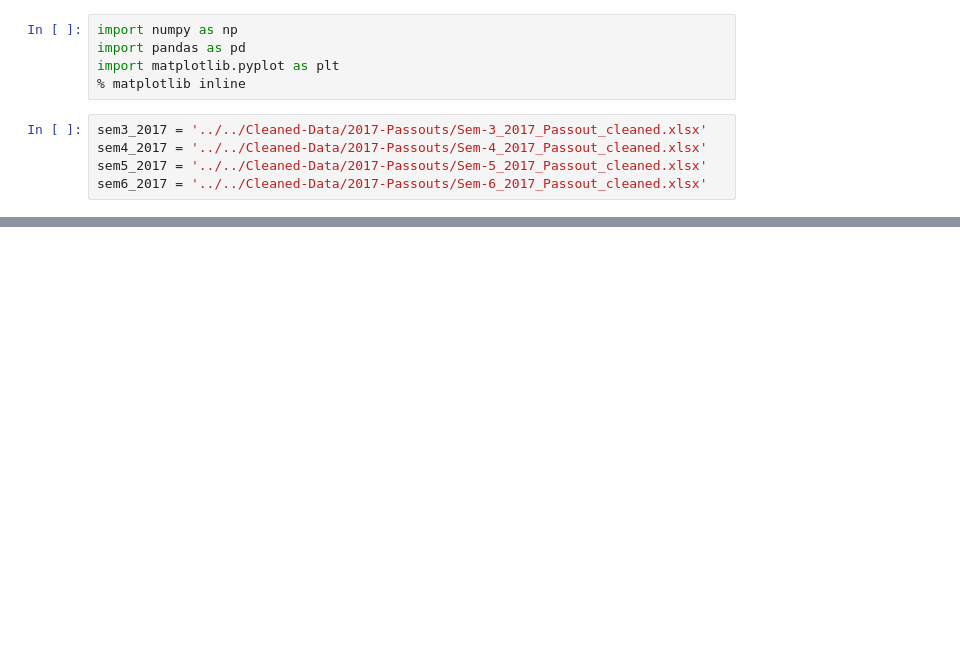
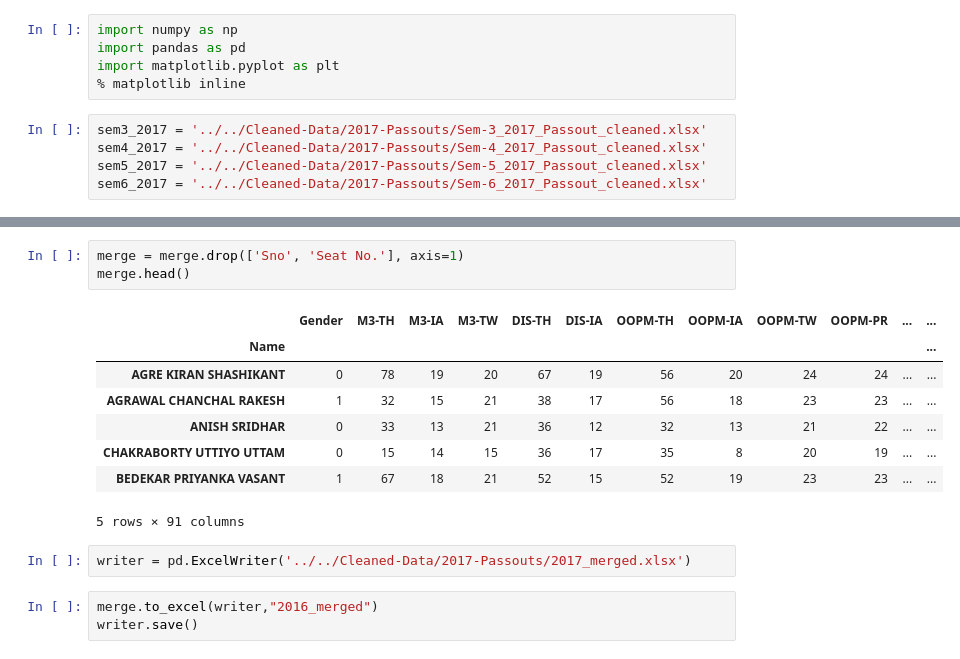
Before and after one commit to Purteeeek/Student-Placement-Guidance, a Jupyter notebook: Cleaning Notebooks/2017-Passout/Sem3-Sem6_2017.ipynb, the cells around one changed output, grey strips where cells are left out. Drawn from its saved outputs; the diff is of its cells as text; blank space fills up the shorter version.

```diff
--- a/Cleaning Notebooks/2017-Passout/Sem3-Sem6_2017.ipynb
+++ b/Cleaning Notebooks/2017-Passout/Sem3-Sem6_2017.ipynb
@@ -17,0 +141,17 @@ IOError: [Errno 2] No such file or directory: '../../Cleaned-Data/2017-Passouts/
+# %%
+merge = merge.drop(['Sno', 'Seat No.'], axis=1)
+merge.head()
+# %% [output]
+|  | Gender | M3-TH | M3-IA | M3-TW | DIS-TH | DIS-IA | OOPM-TH | OOPM-IA | OOPM-TW | OOPM-PR | ... | ... |
+| Name |  |  |  |  |  |  |  |  |  |  |  | ... |
+| AGRE KIRAN SHASHIKANT | 0 | 78 | 19 | 20 | 67 | 19 | 56 | 20 | 24 | 24 | ... | ... |
+| AGRAWAL CHANCHAL RAKESH | 1 | 32 | 15 | 21 | 38 | 17 | 56 | 18 | 23 | 23 | ... | ... |
+| ANISH SRIDHAR | 0 | 33 | 13 | 21 | 36 | 12 | 32 | 13 | 21 | 22 | ... | ... |
+| CHAKRABORTY UTTIYO UTTAM | 0 | 15 | 14 | 15 | 36 | 17 | 35 | 8 | 20 | 19 | ... | ... |
+| BEDEKAR PRIYANKA VASANT | 1 | 67 | 18 | 21 | 52 | 15 | 52 | 19 | 23 | 23 | ... | ... |
+5 rows × 91 columns
+# %%
+writer = pd.ExcelWriter('../../Cleaned-Data/2017-Passouts/2017_merged.xlsx')
+# %%
+merge.to_excel(writer,"2016_merged")
+writer.save()
```
Also changed, not shown: parts of 8 cells of this notebook, 3 other files.
